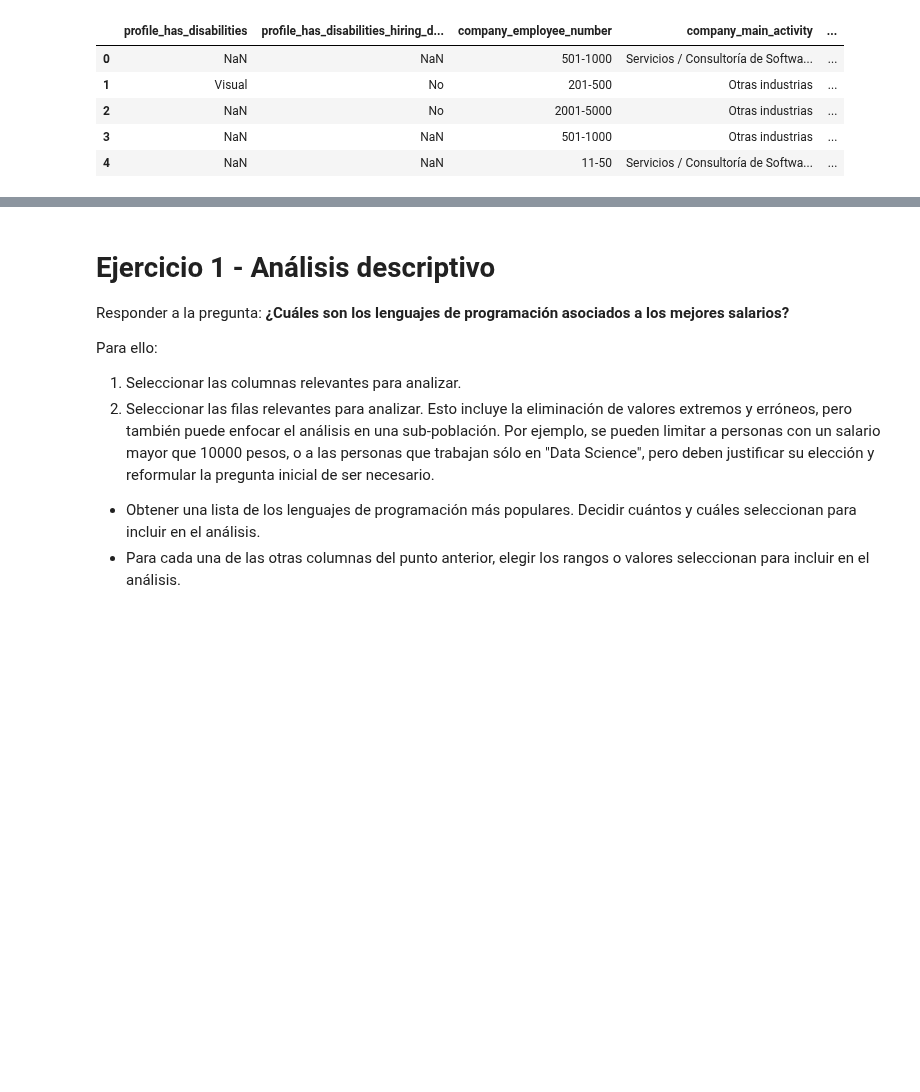
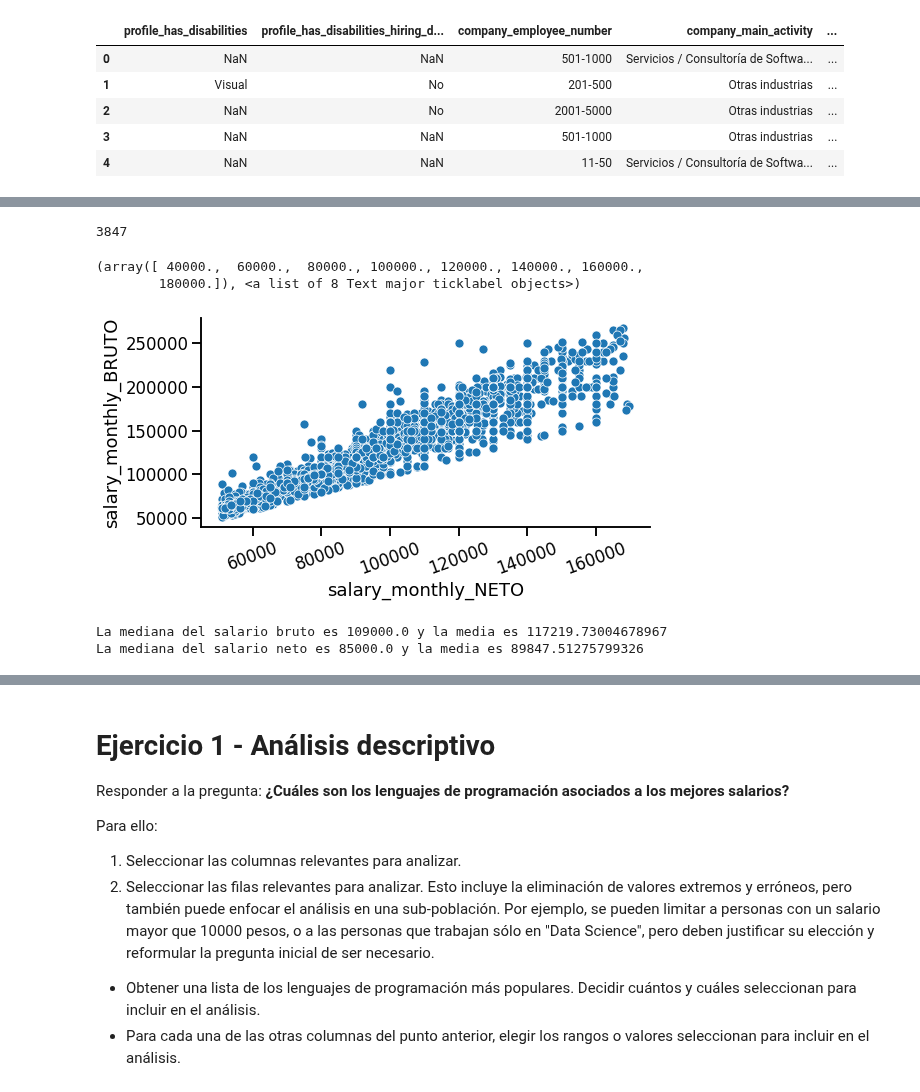
Before and after one commit to pablonicolasr/diplodatos-ayvd-2022-grupo32, a Jupyter notebook: diplodatos_ayvd_entregable1_parte1_v1.ipynb, the cells around one changed output, grey strips where cells are left out. Saved outputs shown, nothing was run; the diff lists cells and outputs as text; code cells hidden in the pictures; blank space fills up the shorter version.

```diff
--- a/diplodatos_ayvd_entregable1_parte1_v1.ipynb
+++ b/diplodatos_ayvd_entregable1_parte1_v1.ipynb
@@ -87,0 +88,52 @@ plt.xticks(rotation=20)
+# %%
+MAX_AGE = 99
+
+df_limpio = df.copy()
+
+df_limpio = df_limpio[df_limpio['salary_monthly_NETO'].notna()]
+df_limpio = df_limpio[df_limpio['salary_monthly_BRUTO'].notna()]
+df_limpio = df_limpio[df_limpio['salary_monthly_BRUTO'] >= df_limpio['salary_monthly_NETO']]
+
+df_limpio = df_limpio[df_limpio['salary_monthly_NETO'] >= 50854]
+
+df_limpio = df_limpio[df_limpio.profile_age < MAX_AGE]
+
+def remove_outliers(df, column_name):
+  q1 = df[column_name].quantile(0.25)
+  q3 = df[column_name].quantile(0.75)
+  iqr = q3 - q1 #Interquartile range
+  fence_low  = q1 - 1.5 * iqr
+  fence_high = q3 + 1.5 * iqr
+  df = df.loc[(df[column_name] > fence_low) & (df[column_name] < fence_high)]
+  df = df.reset_index(drop=True)
+
+  return df
+
+df_limpio = remove_outliers(df_limpio, 'salary_monthly_BRUTO')
+df_limpio = remove_outliers(df_limpio, 'salary_monthly_NETO')
+print(len(df_limpio.index))
+
+# df_limpio = df_limpio[(df_limpio.profile_age < max_age) & (df_limpio.salary_monthly_BRUTO <950000)& (df_limpio.salary_monthly_NETO <950000)]
+
+seaborn.pairplot(data=df_limpio, y_vars=['salary_monthly_BRUTO'],
+                 x_vars=['salary_monthly_NETO'],
+                 aspect=2, height=4)
+
+plt.xticks(rotation=20)
+# %% [output]
+3847
+(array([ 40000.,  60000.,  80000., 100000., 120000., 140000., 160000.,
+        180000.]), <a list of 8 Text major ticklabel objects>)
+[figure, added]
+# %%
+mediana_bruto = df_limpio['salary_monthly_BRUTO'].median()
+media_bruto = df_limpio['salary_monthly_BRUTO'].mean()
+
+mediana_neto = df_limpio['salary_monthly_NETO'].median()
+media_neto = df_limpio['salary_monthly_NETO'].mean()
+
+print(f"La mediana del salario bruto es {mediana_bruto} y la media es {media_bruto}")
+print(f"La mediana del salario neto es {mediana_neto} y la media es {media_neto}")
+# %% [output]
+La mediana del salario bruto es 109000.0 y la media es 117219.73004678967
+La mediana del salario neto es 85000.0 y la media es 89847.51275799326
```
Also changed, not shown: parts of 2 cells of this notebook.
